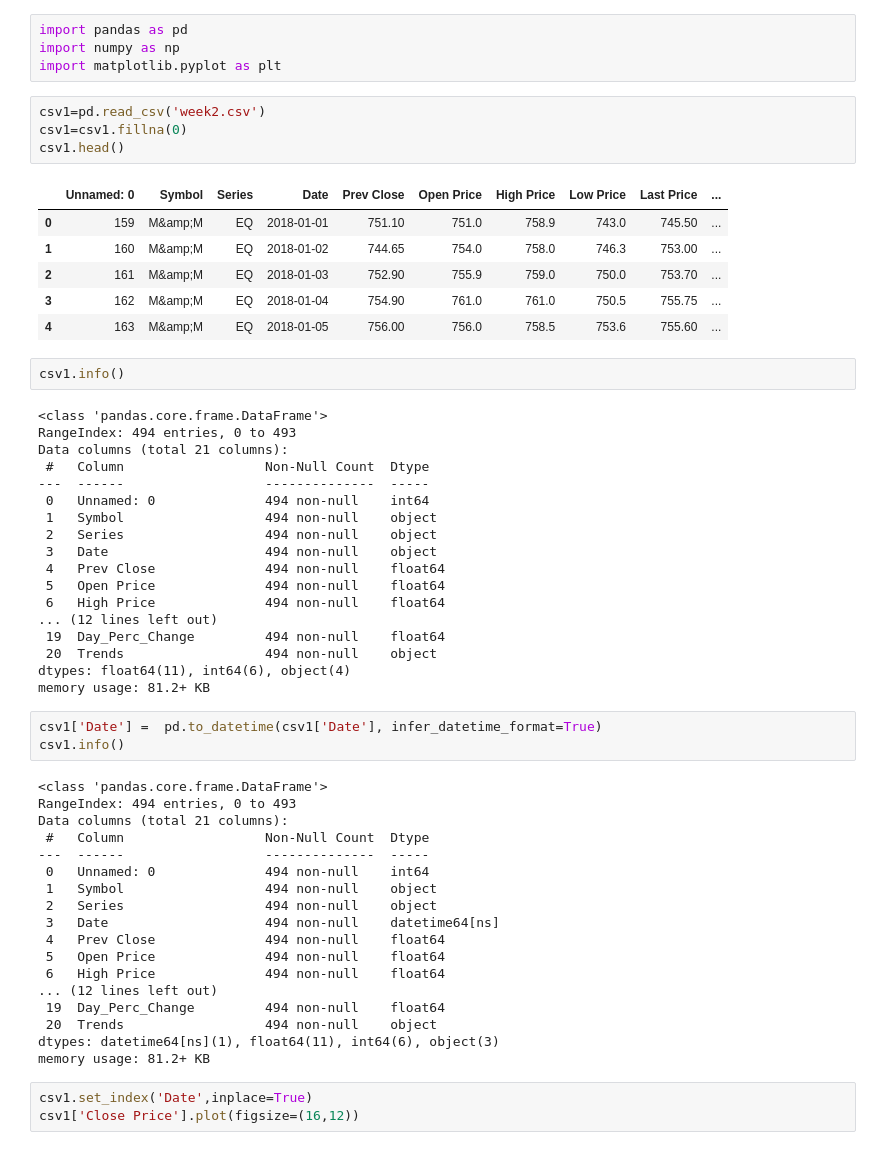
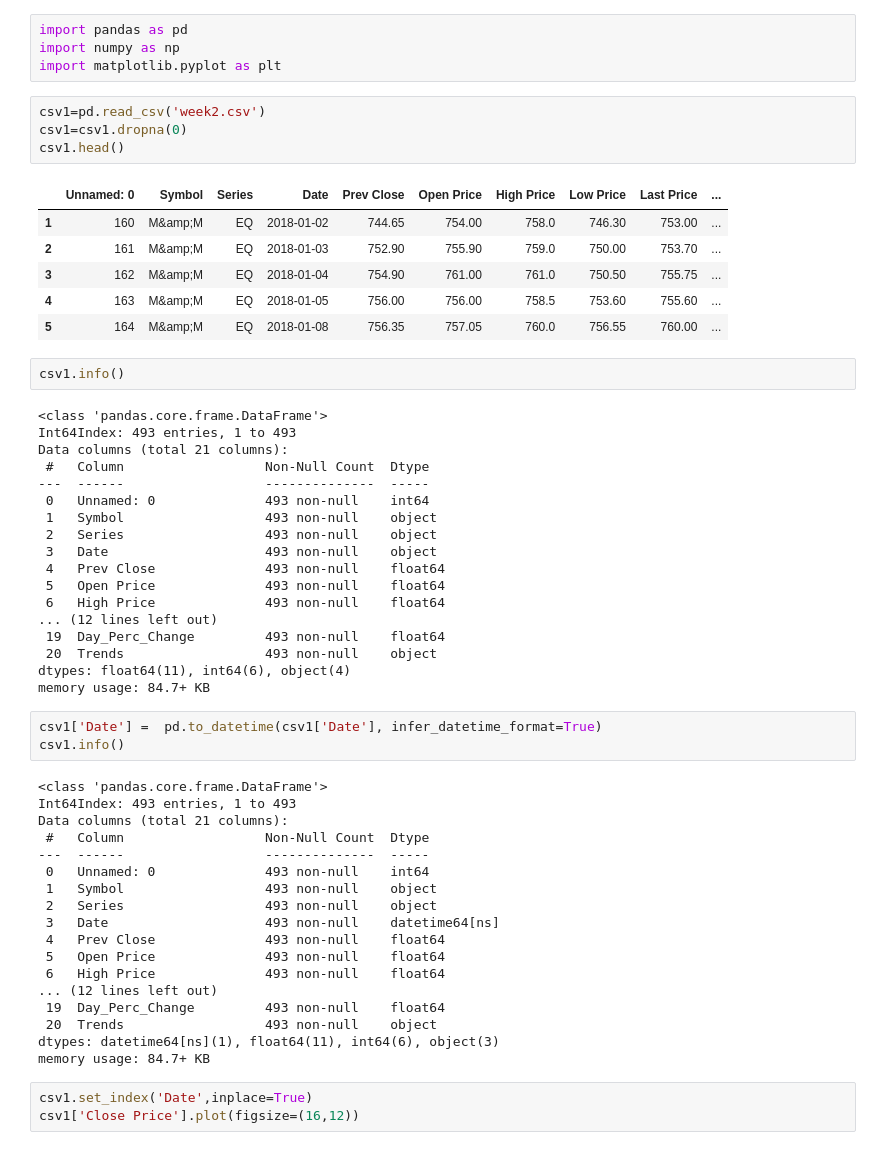
Before and after one commit to aravindh698/rep2, a Jupyter notebook: weekim.ipynb, the cells around one changed output. Cells and saved outputs as stored; diff of their text form.

```diff
--- a/weekim.ipynb
+++ b/weekim.ipynb
@@ -6,56 +6,56 @@ import numpy as np
 import matplotlib.pyplot as plt
 # %%
 csv1=pd.read_csv('week2.csv')
-csv1=csv1.fillna(0)
+csv1=csv1.dropna(0)
 csv1.head()
 # %% [output]
 |  | Unnamed: 0 | Symbol | Series | Date | Prev Close | Open Price | High Price | Low Price | Last Price | ... |
-| 0 | 159 | M&amp;M | EQ | 2018-01-01 | 751.10 | 751.0 | 758.9 | 743.0 | 745.50 | ... |
-| 1 | 160 | M&amp;M | EQ | 2018-01-02 | 744.65 | 754.0 | 758.0 | 746.3 | 753.00 | ... |
-| 2 | 161 | M&amp;M | EQ | 2018-01-03 | 752.90 | 755.9 | 759.0 | 750.0 | 753.70 | ... |
-| 3 | 162 | M&amp;M | EQ | 2018-01-04 | 754.90 | 761.0 | 761.0 | 750.5 | 755.75 | ... |
-| 4 | 163 | M&amp;M | EQ | 2018-01-05 | 756.00 | 756.0 | 758.5 | 753.6 | 755.60 | ... |
+| 1 | 160 | M&amp;M | EQ | 2018-01-02 | 744.65 | 754.00 | 758.0 | 746.30 | 753.00 | ... |
+| 2 | 161 | M&amp;M | EQ | 2018-01-03 | 752.90 | 755.90 | 759.0 | 750.00 | 753.70 | ... |
+| 3 | 162 | M&amp;M | EQ | 2018-01-04 | 754.90 | 761.00 | 761.0 | 750.50 | 755.75 | ... |
+| 4 | 163 | M&amp;M | EQ | 2018-01-05 | 756.00 | 756.00 | 758.5 | 753.60 | 755.60 | ... |
+| 5 | 164 | M&amp;M | EQ | 2018-01-08 | 756.35 | 757.05 | 760.0 | 756.55 | 760.00 | ... |
 # %%
 csv1.info()
 # %% [output]
 <class 'pandas.core.frame.DataFrame'>
-RangeIndex: 494 entries, 0 to 493
+Int64Index: 493 entries, 1 to 493
 Data columns (total 21 columns):
  #   Column                  Non-Null Count  Dtype
 ---  ------                  --------------  -----
- 0   Unnamed: 0              494 non-null    int64
- 1   Symbol                  494 non-null    object
- 2   Series                  494 non-null    object
- 3   Date                    494 non-null    object
- 4   Prev Close              494 non-null    float64
- 5   Open Price              494 non-null    float64
- 6   High Price              494 non-null    float64
+ 0   Unnamed: 0              493 non-null    int64
+ 1   Symbol                  493 non-null    object
+ 2   Series                  493 non-null    object
+ 3   Date                    493 non-null    object
+ 4   Prev Close              493 non-null    float64
+ 5   Open Price              493 non-null    float64
+ 6   High Price              493 non-null    float64
 ... (12 lines left out)
- 19  Day_Perc_Change         494 non-null    float64
- 20  Trends                  494 non-null    object
+ 19  Day_Perc_Change         493 non-null    float64
+ 20  Trends                  493 non-null    object
 dtypes: float64(11), int64(6), object(4)
-memory usage: 81.2+ KB
+memory usage: 84.7+ KB
 # %%
 csv1['Date'] =  pd.to_datetime(csv1['Date'], infer_datetime_format=True)
 csv1.info()
 # %% [output]
 <class 'pandas.core.frame.DataFrame'>
-RangeIndex: 494 entries, 0 to 493
+Int64Index: 493 entries, 1 to 493
 Data columns (total 21 columns):
  #   Column                  Non-Null Count  Dtype
 ---  ------                  --------------  -----
- 0   Unnamed: 0              494 non-null    int64
- 1   Symbol                  494 non-null    object
- 2   Series                  494 non-null    object
- 3   Date                    494 non-null    datetime64[ns]
- 4   Prev Close              494 non-null    float64
- 5   Open Price              494 non-null    float64
- 6   High Price              494 non-null    float64
+ 0   Unnamed: 0              493 non-null    int64
+ 1   Symbol                  493 non-null    object
+ 2   Series                  493 non-null    object
+ 3   Date                    493 non-null    datetime64[ns]
+ 4   Prev Close              493 non-null    float64
+ 5   Open Price              493 non-null    float64
+ 6   High Price              493 non-null    float64
 ... (12 lines left out)
- 19  Day_Perc_Change         494 non-null    float64
- 20  Trends                  494 non-null    object
+ 19  Day_Perc_Change         493 non-null    float64
+ 20  Trends                  493 non-null    object
 dtypes: datetime64[ns](1), float64(11), int64(6), object(3)
-memory usage: 81.2+ KB
+memory usage: 84.7+ KB
 # %%
 csv1.set_index('Date',inplace=True)
 csv1['Close Price'].plot(figsize=(16,12))
```
Also changed, not shown: parts of 5 cells of this notebook.
